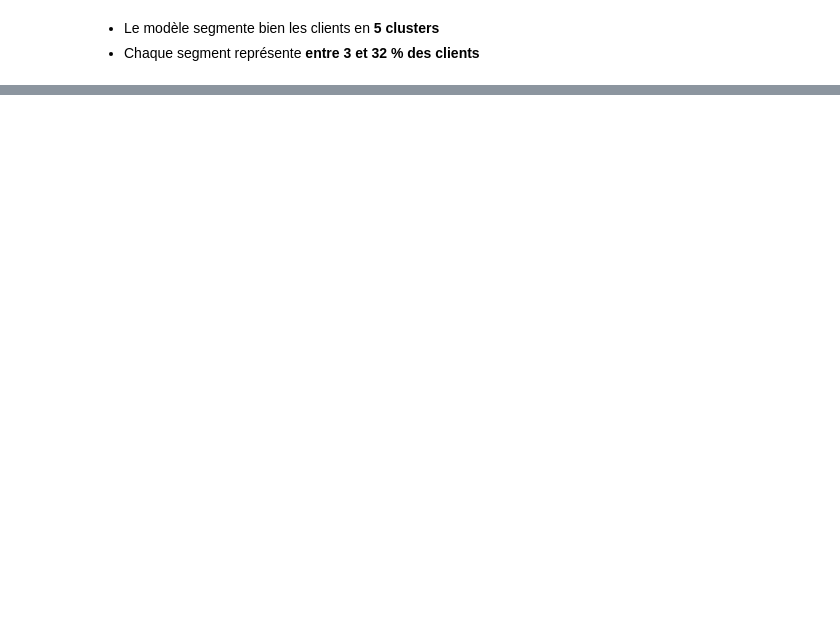
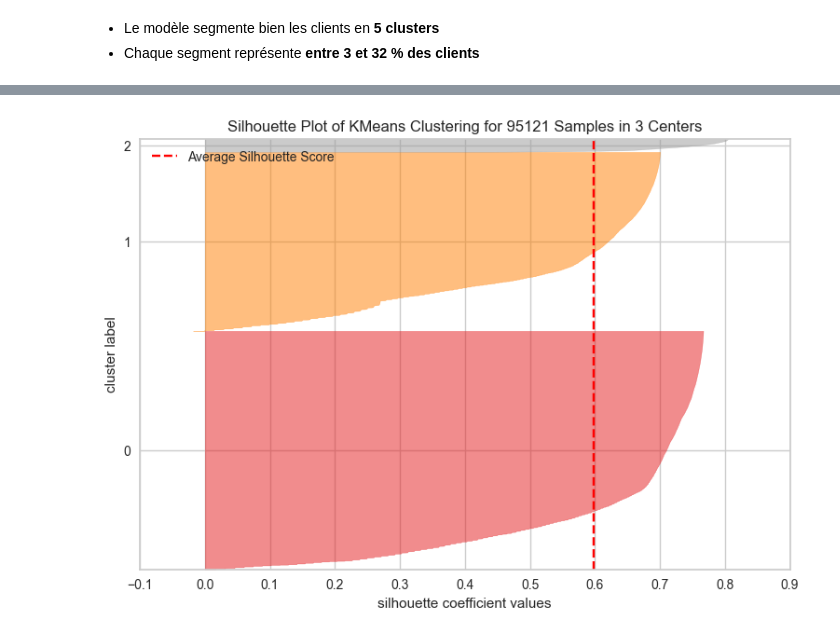
Before and after one commit to Christophe-Aballea/OC_projet5_Segmentez_des_clients_d_un_site_ecommerce, a Jupyter notebook: P05_Notebook3_Tests_modeles_clustering.ipynb, the cells around one changed output, grey strips where cells are left out. Saved outputs shown, nothing was run; the diff lists cells and outputs as text; code cells hidden in the pictures; blank space fills up the shorter version.

Commit message:
Elbow Method et Score de Silhouette

```diff
--- a/P05_Notebook3_Tests_modeles_clustering.ipynb
+++ b/P05_Notebook3_Tests_modeles_clustering.ipynb
@@ -169,0 +187,14 @@ plt.show()
+# %%
+# Initialisation du modèle et du visualiseur
+kmeans = KMeans(random_state=0)
+visualizer = KElbowVisualizer(
+    kmeans,
+    k=(3, 11),           # Recherche entre 3 et 10 clusters inclus
+    metric='distortion'  # Somme des distances au carré de chaque point à son centre de cluster
+)
+
+# Entrainement
+visualizer.fit(X)
+
+# Visualisation
+visualizer.finalize()
@@ -169,0 +216,14 @@ plt.show()
+# %%
+silhouette_scores = []
+k_values = range(3, 11)
+silhouette_best_score, silhouette_k = -1, -1
+
+# Calcul des scores de silhouette pour chaque valeur de k
+for k in k_values:
+    kmeans = KMeans(n_clusters=k, random_state=0)
+    kmeans.fit(X)
+    silhouette_avg = silhouette_score(X, kmeans.labels_)
+    silhouette_scores.append(silhouette_avg)
+    if silhouette_avg > silhouette_best_score:
+        silhouette_best_score = silhouette_avg
+        silhouette_k = k
@@ -169,0 +245,12 @@ plt.show()
+# %%
+# Initialisation du modèle modèle (avec k=silhouette_k) et du visualiseur
+model = KMeans(silhouette_k)
+visualizer = SilhouetteVisualizer(model)
+
+# Alimentation du visualiseur
+visualizer.fit(X)
+
+# Visualisation du graphique
+visualizer.finalize()
+# %% [output]
+[figure, added]
```
Also changed, not shown: parts of 20 cells of this notebook, 1 other file.
